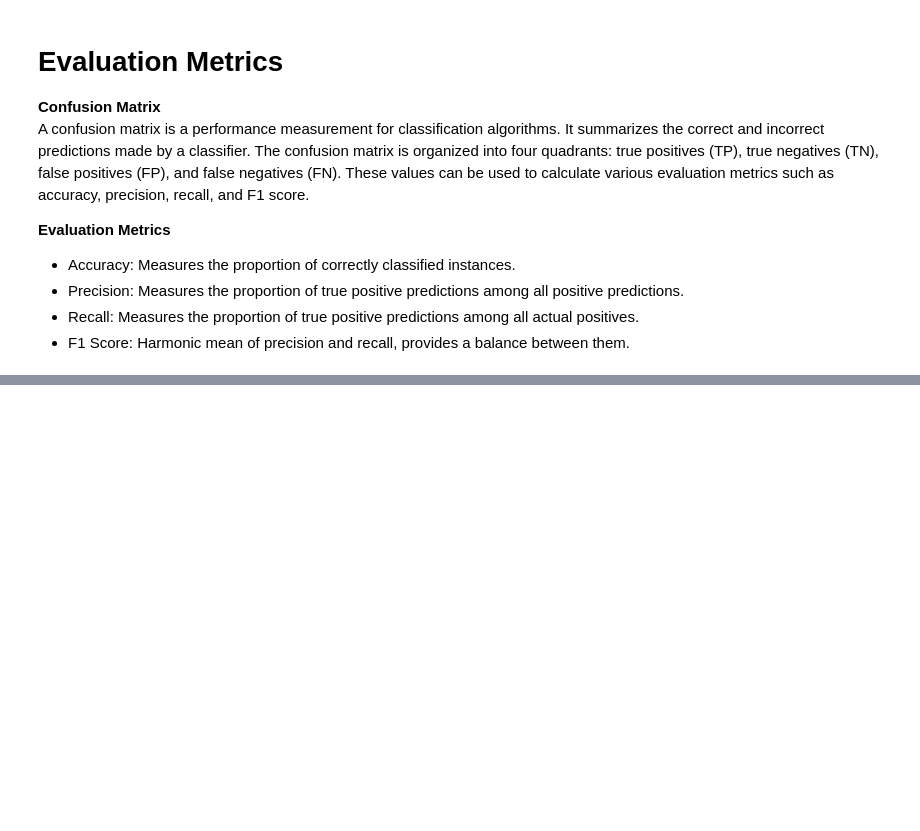
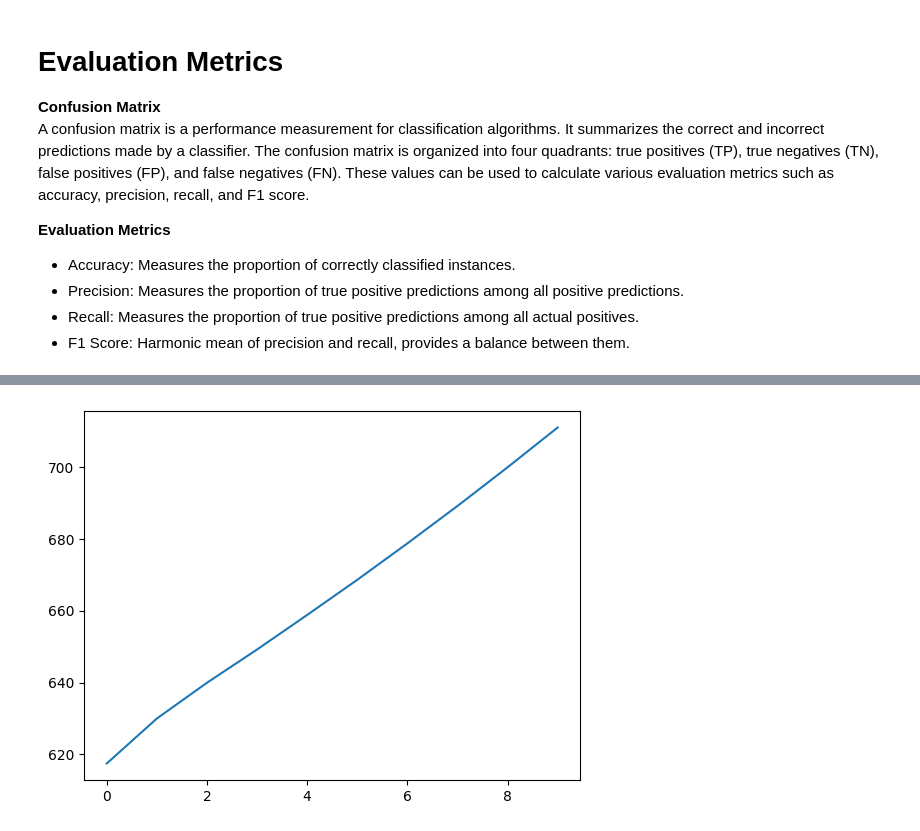
Before and after one commit to rachu2215/Nepse-Stock, a Jupyter notebook: lstm-final.ipynb, the cells around one changed output, grey strips where cells are left out. Saved outputs shown, nothing was run; the diff lists cells and outputs as text; code cells hidden in the pictures; blank space fills up the shorter version.

```diff
--- a/lstm-final.ipynb
+++ b/lstm-final.ipynb
@@ -271,0 +294,5 @@ plt.show()
+# %%
+plt.plot(forecast_inv)
+plt.show()
+# %% [output]
+[figure, added]
```
Also changed, not shown: parts of 11 cells of this notebook.
